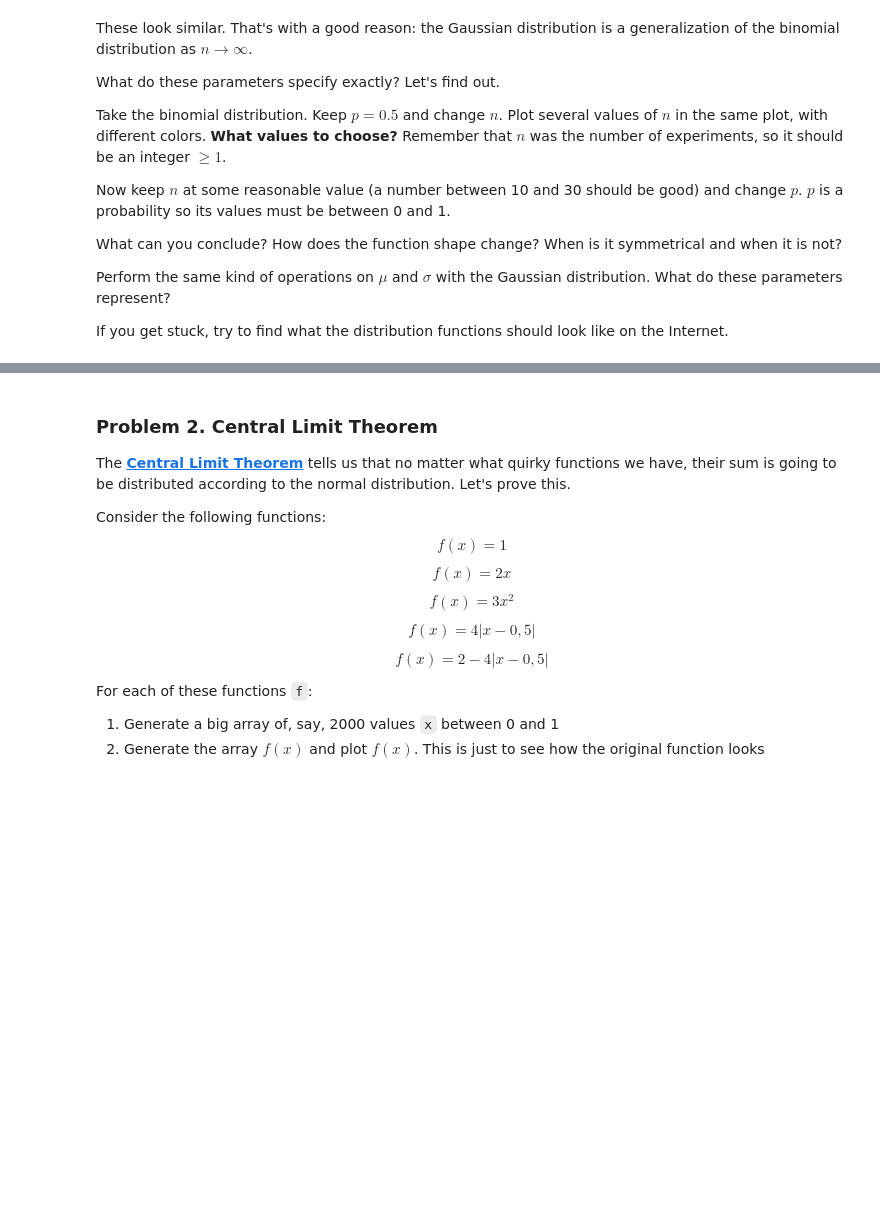
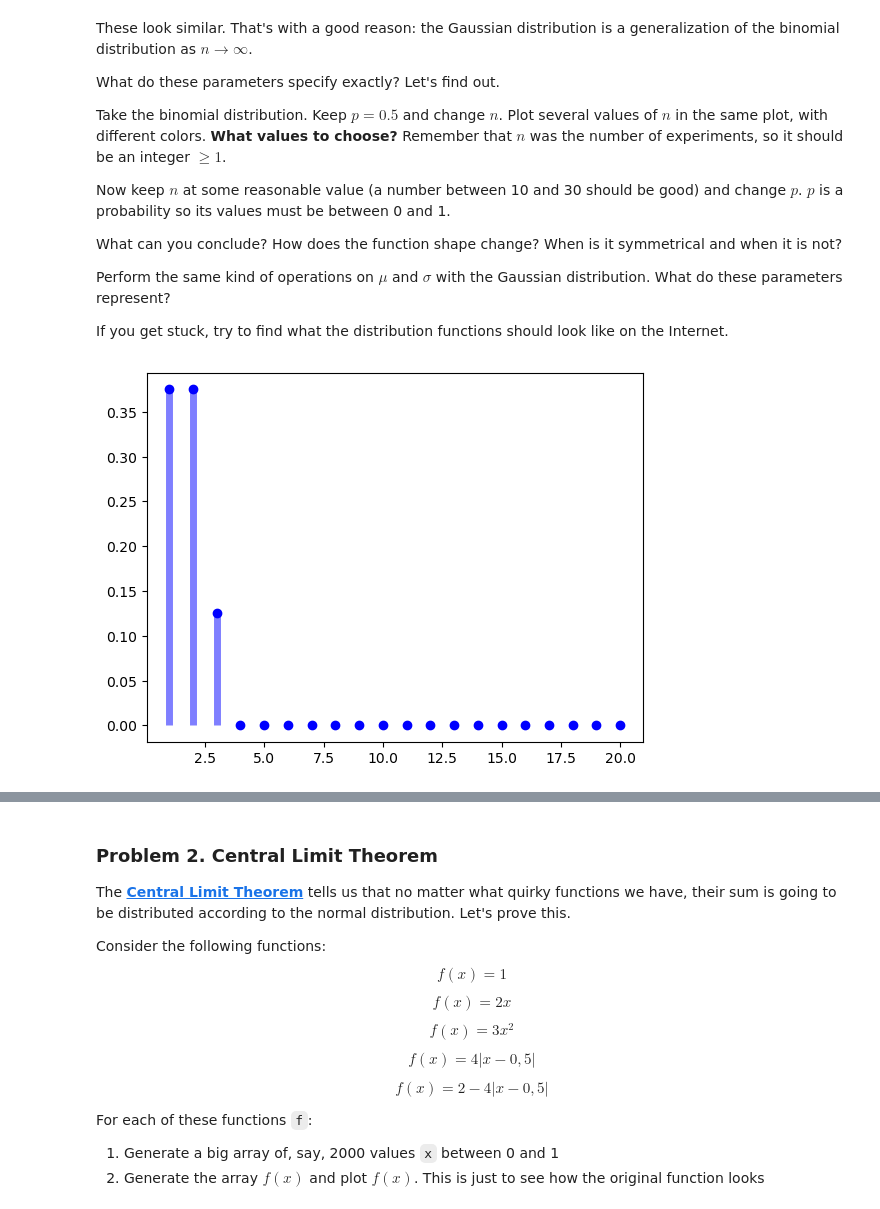
Before and after one commit to GalkaKG/Math-Concepts-for-Developers, a Jupyter notebook: 10. Exercise Probability and combinatorics/Probability and Combinatorics Exercise.ipynb, the cells around one changed output, grey strips where cells are left out. Saved outputs shown, nothing was run; the diff lists cells and outputs as text; code cells hidden in the pictures; blank space fills up the shorter version.

```diff
--- a/10. Exercise Probability and combinatorics/Probability and Combinatorics Exercise.ipynb
+++ b/10. Exercise Probability and combinatorics/Probability and Combinatorics Exercise.ipynb
@@ -67,0 +74,5 @@ If you get stuck, try to find what the distribution functions should look like o
+# %%
+x_binomial = np.arange(1, 21)
+plot_binomial_distribution(x_binomial, n = 3, p = 0.5)
+# %% [output]
+[figure, added]
```
Also changed, not shown: parts of 19 cells of this notebook.
